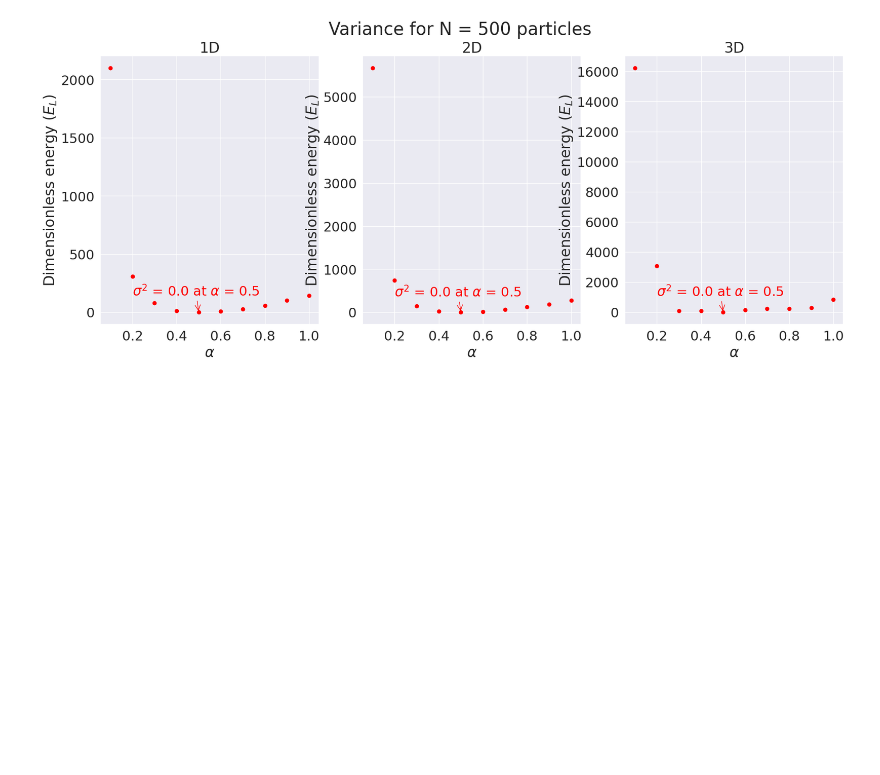
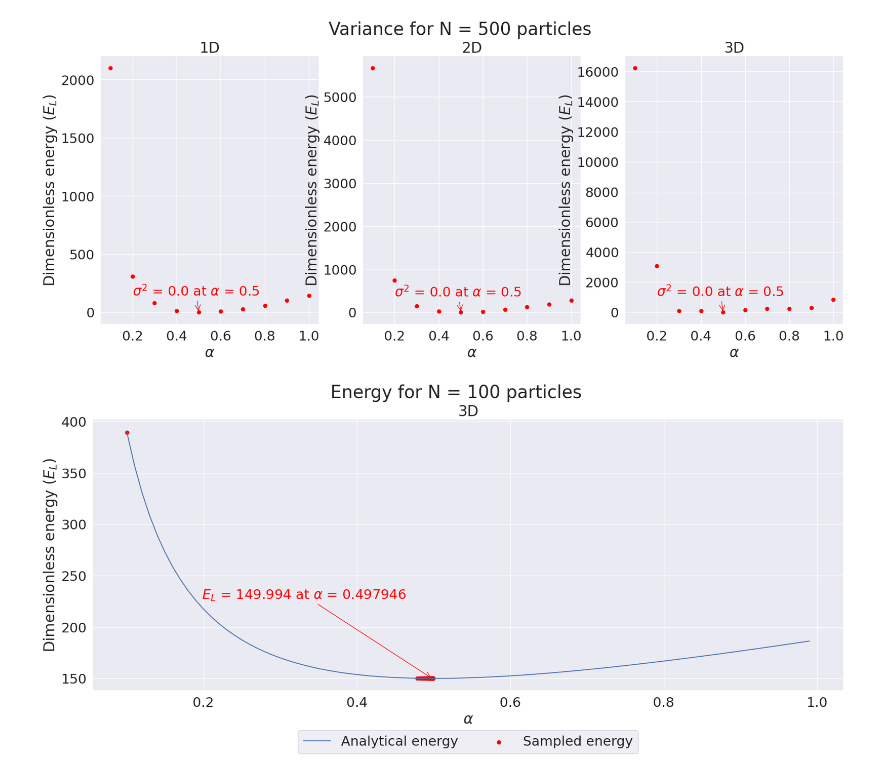
Before and after one commit to carlfre/FYS4411-project1, a Jupyter notebook: plots/plotting.ipynb, the cells around one changed output. Drawn from its saved outputs; the diff is of its cells as text; code cells hidden in the pictures; blank space fills up the shorter version.

```diff
--- a/plots/plotting.ipynb
+++ b/plots/plotting.ipynb
@@ -94,3 +94,34 @@ for N in [1, 10, 100, 500]:
 [figure]
 [figure]
 [figure]
+# %%
+N = 100
+d = 3
+df = pd.read_csv(f'../output/N={N}_d={d}_GD_IS_energy.csv')
+
+fig, axs = plt.subplots(1, 1, figsize = (22, 8))
+N_dim = df.d.iloc[0]
+N_particles = df.N.iloc[0]
+
+
+N_dim = df.d.iloc[0]
+N_particles = df.N.iloc[0]
+
+min_energy = df['energy'].min()
+min_alpha = df[df.energy == min_energy]['alpha'].iloc[0]
+
+axs.plot(alpha, analytical_energy(alpha, N_dim, N_particles), label = 'Analytical energy')
+axs.scatter(x = df['alpha'],y =  df['energy'], label = 'Sampled energy', color = 'red')
+axs.set_xlabel(r'$\alpha$')
+axs.set_ylabel(r'Dimensionless energy $(E_L)$')
+axs.annotate(r'$E_L$'+ f' = {min_energy} at '+r'$\alpha$'+f' = {min_alpha}',
+                    xy=(min_alpha, min_energy),
+                    xytext=(min_alpha-0.3, min_energy+0.5*df.energy.mean()),
+                    arrowprops=arrowprops, size = 22, color = 'red')
+axs.set_title(f'{d}D')
+tlt = fig.suptitle(f'Energy for N = {N_particles} particles')
+lgd = axs.legend(loc = 'upper center', ncol = 2, fancybox = True, bbox_to_anchor = (0.5, -0.12))
+#plt.savefig(f'N={N}_energy.pdf', bbox_extra_artists=(lgd,tlt), bbox_inches='tight')
+plt.show()
+# %% [output]
+[figure, added]
```
Also changed, not shown: 7 other files.
